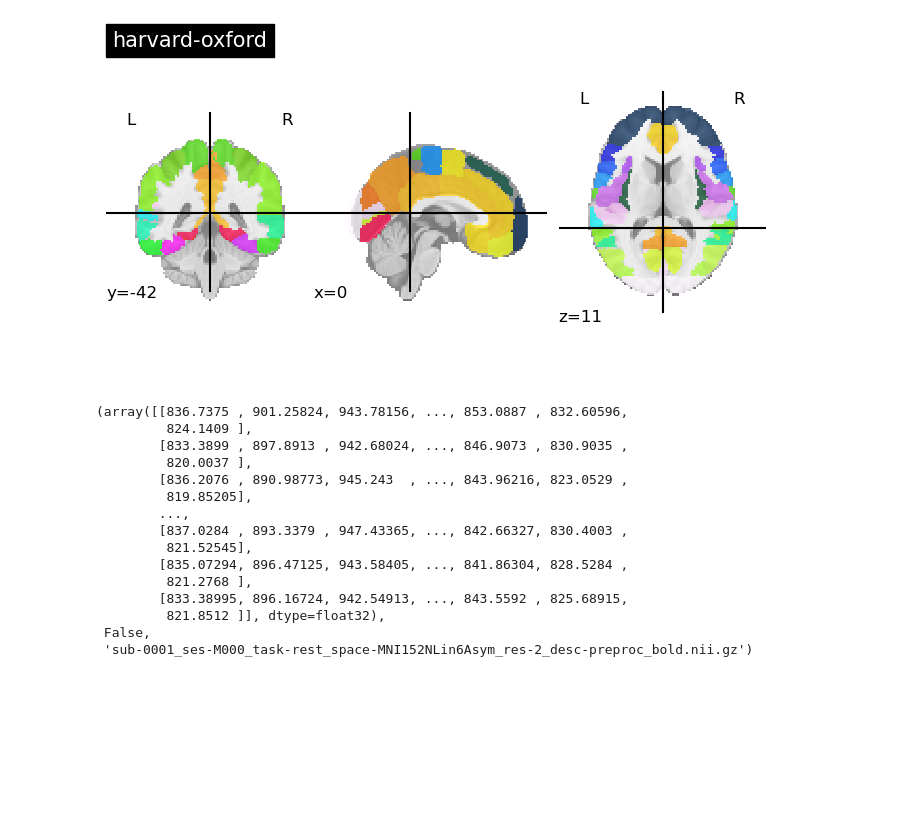
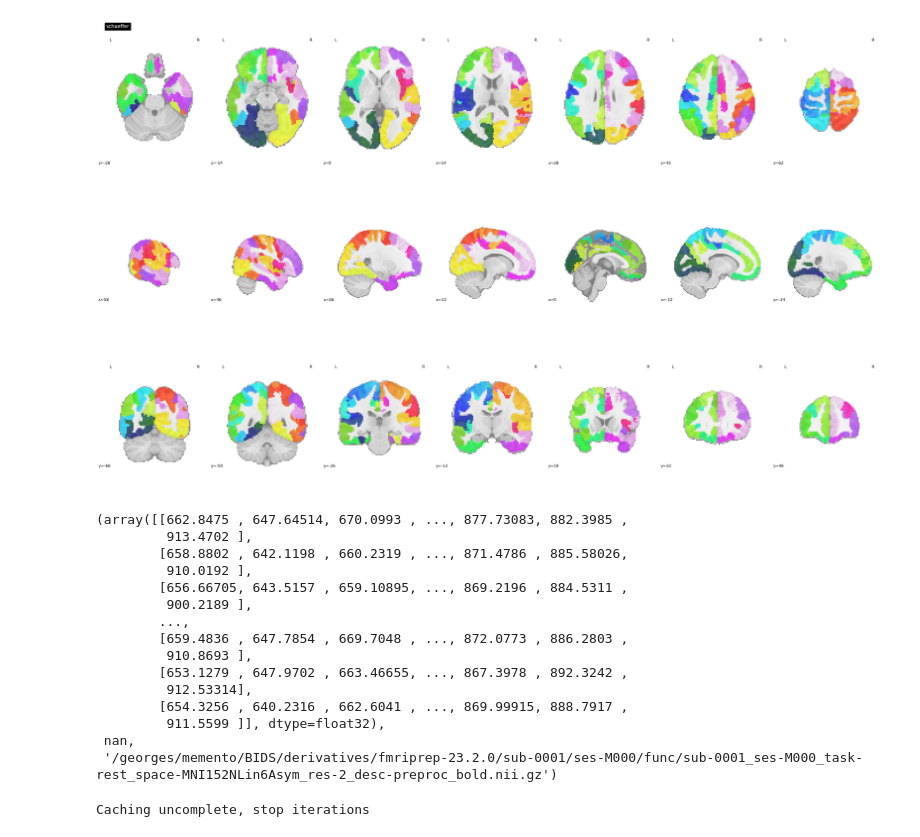
Before and after one commit to jonathan-legrand/bold-dementia, a Jupyter notebook: notebooks/compare_maps.ipynb, the cells around one changed output. Drawn from its saved outputs; the diff is of its cells as text; code cells hidden in the pictures; blank space fills up the shorter version.

Commit message:
Group comparison with days target

```diff
--- a/notebooks/compare_maps.ipynb
+++ b/notebooks/compare_maps.ipynb
@@ -2,6 +2,7 @@
 import sys
 sys.path.append("..")
 
+import warnings
 from pathlib import Path
 import pandas as pd
 import nibabel as nib
@@ -9,10 +10,10 @@ import matplotlib.pyplot as plt
 import seaborn as sns
 import numpy as np
 import math
+from nilearn import signal
 
 from sklearn.covariance import GraphicalLassoCV
 from sklearn.pipeline import Pipeline
-from sklearn.preprocessing import StandardScaler
 
 from nilearn.interfaces.fmriprep import load_confounds
 from nilearn import plotting
@@ -23,58 +24,76 @@ from bold_dementia.data.phenotypes import days_to_onset
 from bold_dementia.connectivity.atlases import Atlas
 from bold_dementia.connectivity.matrices import plot_matrices
 
-BIDSDIR = Path("/georges/memento/BIDS")
-PPATH = Path("/bigdata/jlegrand/data/Memento/output/augmented_phenotypes.csv")
-ATLAS = "harvard-oxford"
-SOFT = False
-CACHE_DIR = "/georges/memento/BIDS/derivatives/model_inputs/"
+
+CACHE_DIR = "/georges/memento/BIDS/derivatives/schaeffer/"
 #CACHE_DIR = None
+
+if CACHE_DIR is None:
+    BIDSDIR = Path("/georges/memento/BIDS")
+    PPATH = Path("/bigdata/jlegrand/data/Memento/output/augmented_phenotypes.csv")
+
 confounds_strategy = {
     "strategy": ["high_pass", "motion", "wm_csf"],
     "motion": "basic",
     "wm_csf": "basic"
 }
+SOFT = False
+ATLAS = "schaeffer"
 # %%
 atlas = Atlas.from_name(ATLAS, soft=SOFT)
-atlas.plot()
+atlas.plot(display_mode="mosaic")
 plotting.show()
 # %% [output]
-[figure, old version]
+[figure, new version]
 # %%
+def days_to_onset(row):
+    return row.scan_to_onset
+
 if CACHE_DIR:
-    memento = MementoTS(cache_dir=CACHE_DIR)
+    memento = MementoTS(cache_dir=CACHE_DIR, target_func=days_to_onset)
 else:
     memento = Memento(BIDSDIR, PPATH, atlas)
 
 res = next(iter(memento))
 res
 # %% [output]
-(array([[836.7375 , 901.25824, 943.78156, ..., 853.0887 , 832.60596,
-         824.1409 ],
-        [833.3899 , 897.8913 , 942.68024, ..., 846.9073 , 830.9035 ,
-         820.0037 ],
-        [836.2076 , 890.98773, 945.243  , ..., 843.96216, 823.0529 ,
-         819.85205],
+(array([[662.8475 , 647.64514, 670.0993 , ..., 877.73083, 882.3985 ,
+         913.4702 ],
+        [658.8802 , 642.1198 , 660.2319 , ..., 871.4786 , 885.58026,
+         910.0192 ],
+        [656.66705, 643.5157 , 659.10895, ..., 869.2196 , 884.5311 ,
+         900.2189 ],
         ...,
-        [837.0284 , 893.3379 , 947.43365, ..., 842.66327, 830.4003 ,
-         821.52545],
-        [835.07294, 896.47125, 943.58405, ..., 841.86304, 828.5284 ,
-         821.2768 ],
-        [833.38995, 896.16724, 942.54913, ..., 843.5592 , 825.68915,
-         821.8512 ]], dtype=float32),
- False,
- 'sub-0001_ses-M000_task-rest_space-MNI152NLin6Asym_res-2_desc-preproc_bold.nii.gz')
+        [659.4836 , 647.7854 , 669.7048 , ..., 872.0773 , 886.2803 ,
+         910.8693 ],
+        [653.1279 , 647.9702 , 663.46655, ..., 867.3978 , 892.3242 ,
+         912.53314],
+        [654.3256 , 640.2316 , 662.6041 , ..., 869.99915, 888.7917 ,
+         911.5599 ]], dtype=float32),
+ nan,
+ '/georges/memento/BIDS/derivatives/fmriprep-23.2.0/sub-0001/ses-M000/func/sub-0001_ses-M000_task-rest_space-MNI152NLin6Asym_res-2_desc-preproc_bold.nii.gz')
 # %%
 control_ts = []
 AD_ts = []
 pre_AD_ts = []
 
 if CACHE_DIR:
-    for ts, is_AD, _ in iter(memento):
-        if is_AD:
-            AD_ts.append(ts)
-        else:
-            control_ts.append(ts)
+    for ts, days, fpath in iter(memento):
+        confounds, sample_mask = load_confounds(
+            fpath, **confounds_strategy
+        )
+        with warnings.catch_warnings(action="ignore", category=DeprecationWarning):
+            cleaned_ts = signal.clean(
+                ts,
+                sample_mask=sample_mask,
+                confounds=confounds,
+                standardize="zscore_sample"
+            )
+
+        if days <= 0:
+            AD_ts.append(cleaned_ts)
+        elif math.isnan(days):
+            control_ts.append(cleaned_ts)
 else:
     rs = memento.rest_dataset
     dement_mask = rs.scan_to_onset <= 0
@@ -97,6 +116,8 @@ else:
             control_ts.append(ts)
         else:
             pre_AD_ts.append(ts)
+# %% [output]
+Caching uncomplete, stop iterations
 # %%
 import random
 random.seed(1)
```
Also changed, not shown: parts of 9 cells of this notebook.
